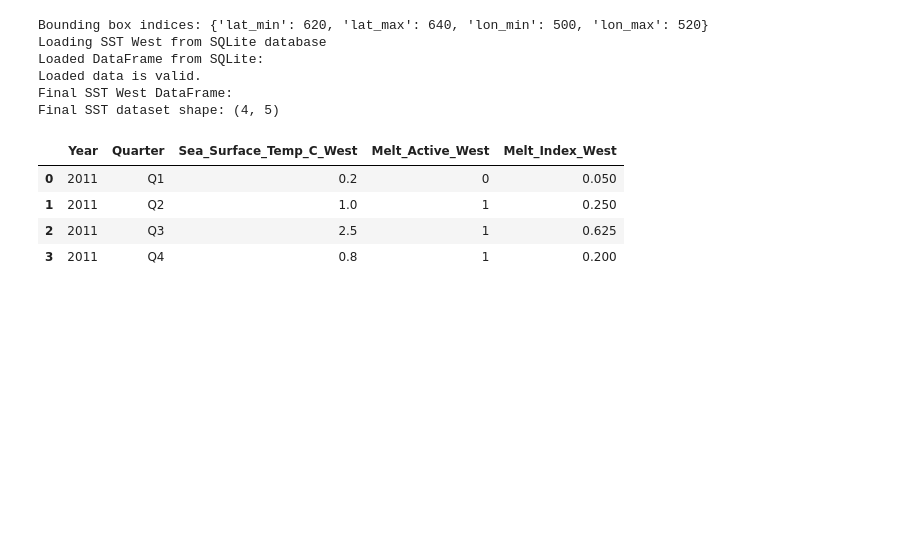
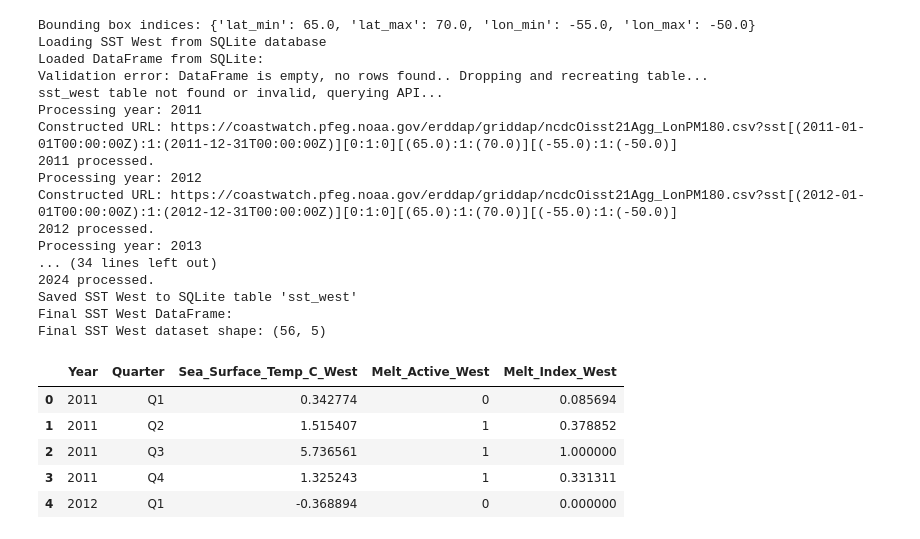
Before and after one commit to ccspen21/greenland-fishery-nowcast-2025, a Jupyter notebook: setup_dataset.ipynb, the cells around one changed output. Drawn from its saved outputs; the diff is of its cells as text; code cells hidden in the pictures; blank space fills up the shorter version.

```diff
--- a/setup_dataset.ipynb
+++ b/setup_dataset.ipynb
@@ -260,10 +325,10 @@ Final Fish Exports DataFrame:
 df_sst_west_clean = None
 
 # Degree to ERDDAP grid index conversion
-def deg_to_index_lat(lat): return int(round((lat + 90) / 0.25))
-def deg_to_index_lon(lon): return int(round((lon + 180) / 0.25))
+def deg_to_index_lat(lat): return lat  # Direct degrees for new dataset
+def deg_to_index_lon(lon): return lon  # Direct degrees for new dataset
 
-# Define bounding box in degrees (consistent with your prior specifications)
+# Define bounding box in degrees
 bbox_deg = {
     'lat_min': 65.0,
     'lat_max': 70.0,
@@ -271,12 +336,12 @@ bbox_deg = {
     'lon_max': -50.0
 }
 
-# Convert to grid indices
+# Use degrees directly
 bbox_idx = {
-    'lat_min': deg_to_index_lat(bbox_deg['lat_min']),
-    'lat_max': deg_to_index_lat(bbox_deg['lat_max']),
-    'lon_min': deg_to_index_lon(bbox_deg['lon_min']),
-    'lon_max': deg_to_index_lon(bbox_deg['lon_max'])
+    'lat_min': bbox_deg['lat_min'],
+    'lat_max': bbox_deg['lat_max'],
+    'lon_min': bbox_deg['lon_min'],
+    'lon_max': bbox_deg['lon_max']
 }
 print("Bounding box indices:", bbox_idx)
 
@@ -295,7 +360,17 @@ if cursor.fetchone():
         print(f"Validation error: {e}. Dropping and recreating table...")
         cursor.execute("DROP TABLE sst_west")
         conn.commit()
-        execute_sql_script(conn, 'ddl.sql')  # Recreate the schema
+        cursor.execute("""
+            CREATE TABLE sst_west (
+                Year INTEGER NOT NULL,
+                Quarter TEXT NOT NULL,
+                Sea_Surface_Temp_C_West REAL,
+                Melt_Active_West INTEGER,
+                Melt_Index_West REAL,
+                PRIMARY KEY (Year, Quarter)
+            )
+        """)
+        conn.commit()
         df_sst_west_clean = None
 
 if df_sst_west_clean is None:
@@ -312,11 +387,12 @@ if df_sst_west_clean is None:
             lat = f"[({bbox_idx['lat_min']}):1:({bbox_idx['lat_max']})]"
             lon = f"[({bbox_idx['lon_min']}):1:({bbox_idx['lon_max']})]"
             query = f"{var}{time}{zlev}{lat}{lon}"
-            full_url = base + quote(query, safe=":/[](),-T")  # Ensure 'T' is included, as per your past issue
+            full_url = base + quote(query, safe=":/[](),-T")
             print("Constructed URL:", full_url)
 
-            response = requests.get(full_url, timeout=30)
-            response.raise_for_status()
+            response = requests.get(full_url)
+            if response.status_code != 200:
+                raise ValueError(f"HTTP {response.status_code}: {response.text}")
 
             df = pd.read_csv(StringIO(response.text), skiprows=[1])
             df = df.rename(columns={col: col.strip() for col in df.columns})
@@ -333,42 +409,53 @@ if df_sst_west_clean is None:
             df_q["Melt_Index_West"] = df_q["Sea_Surface_Temp_C_West"].clip(lower=0, upper=4) / 4
 
             west_quarters.append(df_q)
             print(f"{year} processed.")
-        except requests.exceptions.RequestException as e:
+        except Exception as e:
             print(f"Failed for {year}: {e}")
-            continue  # Continue to the next year instead of failing completely
 
     if west_quarters:
         df_sst_west_clean = pd.concat(west_quarters).reset_index(drop=True)
         expected_columns = ["Year", "Quarter", "Sea_Surface_Temp_C_West", "Melt_Active_West", "Melt_Index_West"]
         dtypes = {"Year": int, "Quarter": str, "Sea_Surface_Temp_C_West": float, "Melt_Active_West": int, "Melt_Index_West": float}
         validate_dataframe(df_sst_west_clean, expected_columns, dtypes)
 
         df_sst_west_clean.to_sql('sst_west', conn, if_exists='append', index=False)
         conn.commit()
         print("Saved SST West to SQLite table 'sst_west'")
     else:
         print("No data retrieved for SST West.")
         df_sst_west_clean = pd.DataFrame(columns=["Year", "Quarter", "Sea_Surface_Temp_C_West", "Melt_Active_West", "Melt_Index_West"])
 
 # Final display
 print("Final SST West DataFrame:")
 if df_sst_west_clean is not None:
-    print("Final SST dataset shape:", df_sst_west_clean.shape)
+    print("Final SST West dataset shape:", df_sst_west_clean.shape)
     display(df_sst_west_clean.head())
 else:
     print("Error: df_sst_west_clean not created due to API failure.")
 # %% [output]
-Bounding box indices: {'lat_min': 620, 'lat_max': 640, 'lon_min': 500, 'lon_max': 520}
+Bounding box indices: {'lat_min': 65.0, 'lat_max': 70.0, 'lon_min': -55.0, 'lon_max': -50.0}
 Loading SST West from SQLite database
 Loaded DataFrame from SQLite:
-Loaded data is valid.
+Validation error: DataFrame is empty, no rows found.. Dropping and recreating table...
+sst_west table not found or invalid, querying API...
+Processing year: 2011
+Constructed URL: https://coastwatch.pfeg.noaa.gov/erddap/griddap/ncdcOisst21Agg_LonPM180.csv?sst[(2011-01-01T00:00:00Z):1:(2011-12-31T00:00:00Z)][0:1:0][(65.0):1:(70.0)][(-55.0):1:(-50.0)]
+2011 processed.
+Processing year: 2012
+Constructed URL: https://coastwatch.pfeg.noaa.gov/erddap/griddap/ncdcOisst21Agg_LonPM180.csv?sst[(2012-01-01T00:00:00Z):1:(2012-12-31T00:00:00Z)][0:1:0][(65.0):1:(70.0)][(-55.0):1:(-50.0)]
+2012 processed.
+Processing year: 2013
+... (34 lines left out)
+2024 processed.
+Saved SST West to SQLite table 'sst_west'
 Final SST West DataFrame:
-Final SST dataset shape: (4, 5)
+Final SST West dataset shape: (56, 5)
 |  | Year | Quarter | Sea_Surface_Temp_C_West | Melt_Active_West | Melt_Index_West |
-| 0 | 2011 | Q1 | 0.2 | 0 | 0.050 |
-| 1 | 2011 | Q2 | 1.0 | 1 | 0.250 |
-| 2 | 2011 | Q3 | 2.5 | 1 | 0.625 |
-| 3 | 2011 | Q4 | 0.8 | 1 | 0.200 |
+| 0 | 2011 | Q1 | 0.342774 | 0 | 0.085694 |
+| 1 | 2011 | Q2 | 1.515407 | 1 | 0.378852 |
+| 2 | 2011 | Q3 | 5.736561 | 1 | 1.000000 |
+| 3 | 2011 | Q4 | 1.325243 | 1 | 0.331311 |
+| 4 | 2012 | Q1 | -0.368894 | 0 | 0.000000 |
 # %%
 # Variable 4: East Greenland SST, Melt
```
Also changed, not shown: parts of 10 cells of this notebook.
